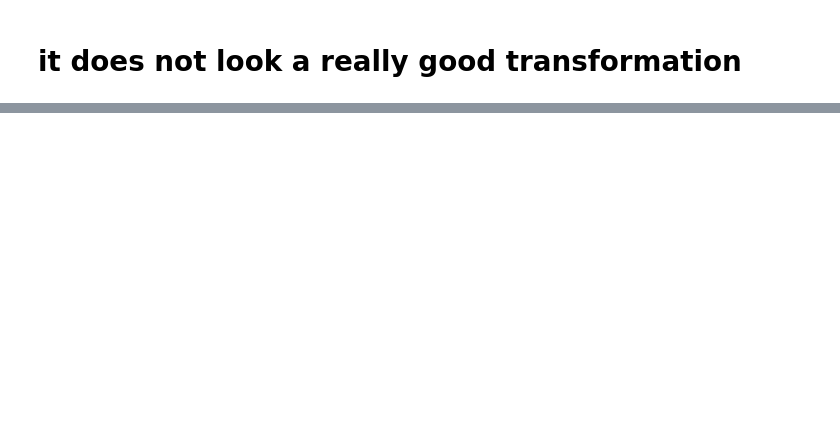
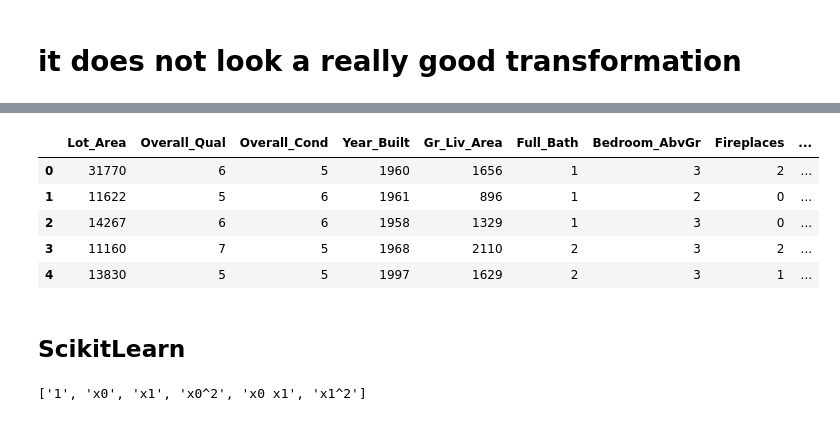
Before and after one commit to panManfredini/IBM_ML, a Jupyter notebook: 01_ReadingData/lesson_d_done_by_me.ipynb, the cells around one changed output, grey strips where cells are left out. Saved outputs shown, nothing was run; the diff lists cells and outputs as text; code cells hidden in the pictures; blank space fills up the shorter version.

```diff
--- a/01_ReadingData/lesson_d_done_by_me.ipynb
+++ b/01_ReadingData/lesson_d_done_by_me.ipynb
@@ -77,0 +135,14 @@ plt.show()
+# %%
+pd.options.display.max_rows = 4000
+add_standardized("SalePrice","Year_Built", smaller_df)
+# %%
+smaller_df.head()
+# %% [output]
+|  | Lot_Area | Overall_Qual | Overall_Cond | Year_Built | Gr_Liv_Area | Full_Bath | Bedroom_AbvGr | Fireplaces | ... |
+| 0 | 31770 | 6 | 5 | 1960 | 1656 | 1 | 3 | 2 | ... |
+| 1 | 11622 | 5 | 6 | 1961 | 896 | 1 | 2 | 0 | ... |
+| 2 | 14267 | 6 | 6 | 1958 | 1329 | 1 | 3 | 0 | ... |
+| 3 | 11160 | 7 | 5 | 1968 | 2110 | 2 | 3 | 2 | ... |
+| 4 | 13830 | 5 | 5 | 1997 | 1629 | 2 | 3 | 1 | ... |
+# %% [markdown]
+## ScikitLearn
@@ -77,0 +153,5 @@ plt.show()
+# %%
+pf =pf.fit(smaller_df[["Lot_Area","Overall_Qual"]], smaller_df.SalePrice)
+pf.get_feature_names()
+# %% [output]
+['1', 'x0', 'x1', 'x0^2', 'x0 x1', 'x1^2']
```
Also changed, not shown: parts of 14 cells of this notebook.
